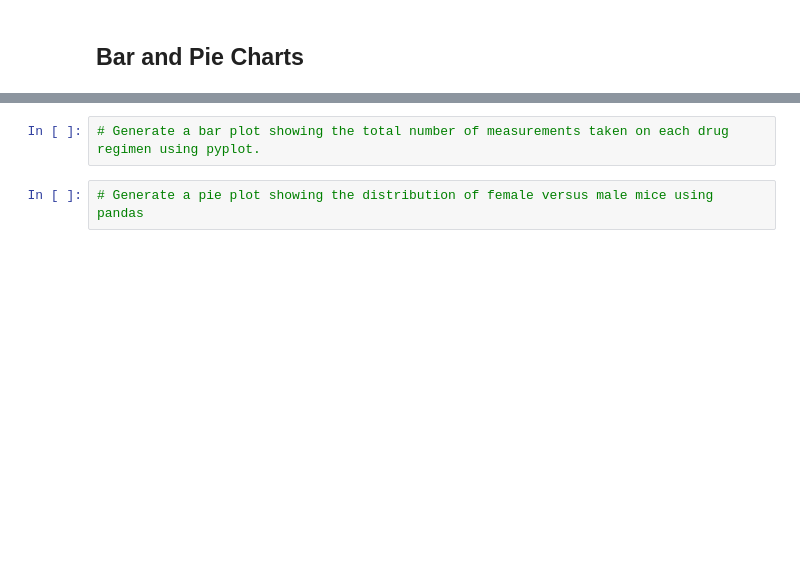
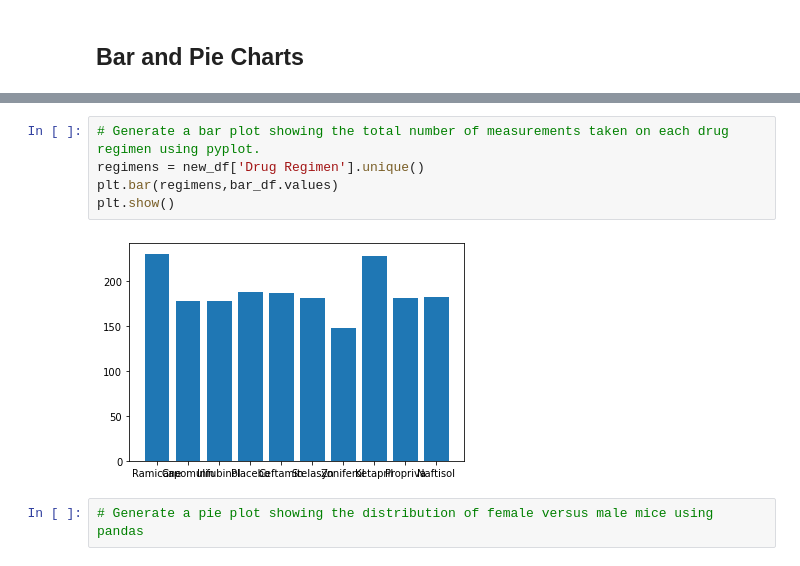
Before and after one commit to carterkioski/matplotlib-challenge, a Jupyter notebook: CarterKioski_Answer/CarterKioski_pymaceuticals.ipynb, the cells around one changed output, grey strips where cells are left out. Drawn from its saved outputs; the diff is of its cells as text; blank space fills up the shorter version.

```diff
--- a/CarterKioski_Answer/CarterKioski_pymaceuticals.ipynb
+++ b/CarterKioski_Answer/CarterKioski_pymaceuticals.ipynb
@@ -120,5 +125,10 @@ new_df.groupby('Drug Regimen')['Tumor Volume (mm3)'].agg(['mean','median','var',
 # %%
 # Generate a bar plot showing the total number of measurements taken on each drug regimen using pyplot.
+regimens = new_df['Drug Regimen'].unique()
+plt.bar(regimens,bar_df.values)
+plt.show()
+# %% [output]
+[figure, added]
 # %%
 # Generate a pie plot showing the distribution of female versus male mice using pandas
 # %%
```
Also changed, not shown: parts of 1 cell of this notebook.
